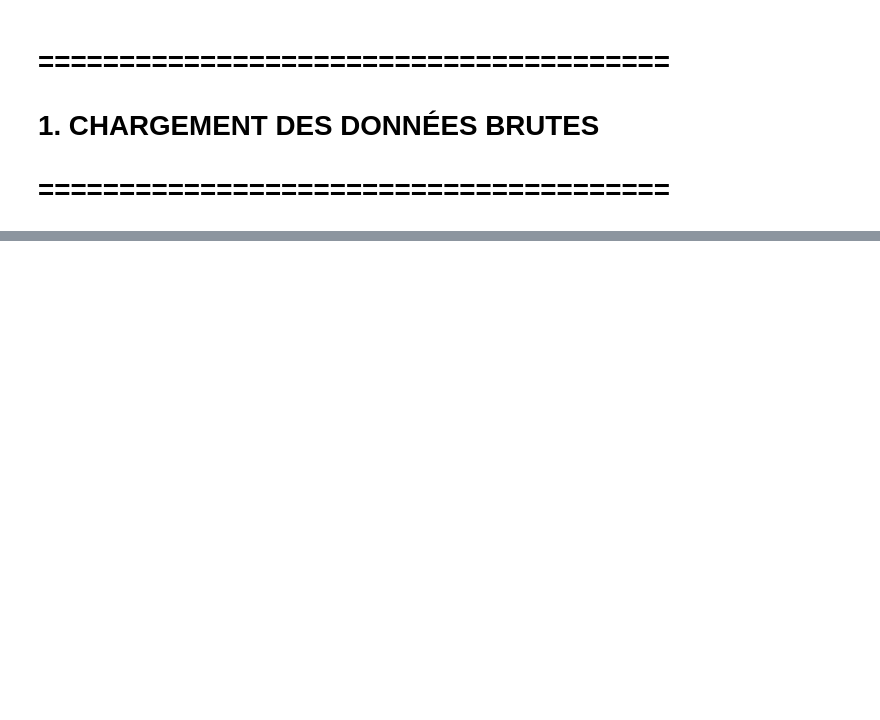
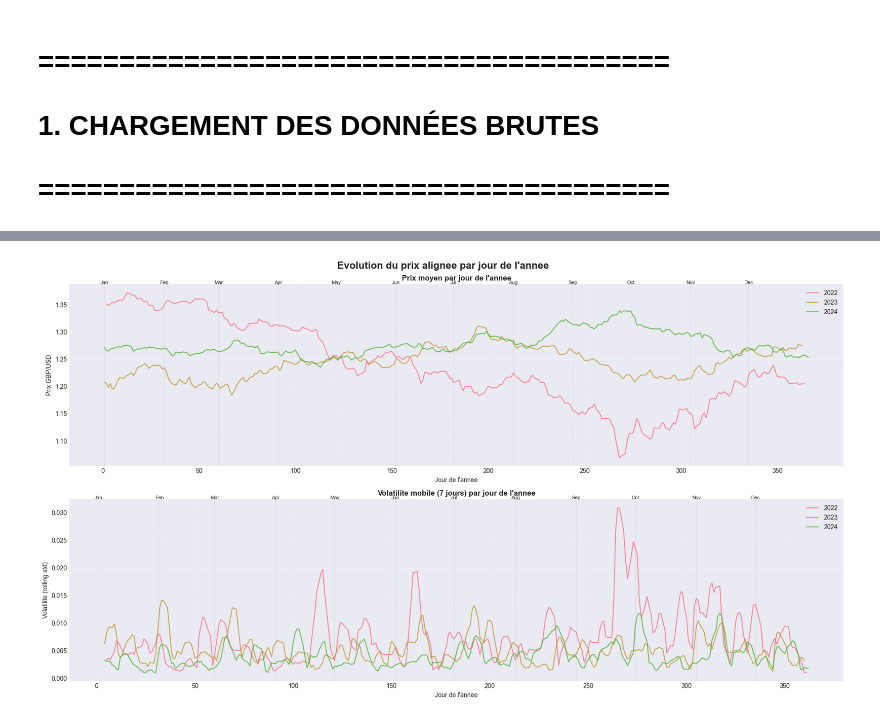
Before and after one commit to ivpalas/Projet-Trading-API, a Jupyter notebook: notebooks/01_exploration.ipynb, the cells around one changed output, grey strips where cells are left out. Drawn from its saved outputs; the diff is of its cells as text; code cells hidden in the pictures; blank space fills up the shorter version.

```diff
--- a/notebooks/01_exploration.ipynb
+++ b/notebooks/01_exploration.ipynb
@@ -45,0 +786,78 @@ df_2024 = load_raw_csv(2024)
+# %%
+def plot_aligned_price_evolution(df_2022, df_2023, df_2024):
+    """Compare l'evolution du prix alignee sur le jour de l'annee"""
+
+    fig, axes = plt.subplots(2, 1, figsize=(18, 10))
+    fig.suptitle('Evolution du prix alignee par jour de l\'annee', fontsize=16, fontweight='bold')
+
+    # Preparer les donnees
+    dfs_processed = []
+    for year, df in [(2022, df_2022), (2023, df_2023), (2024, df_2024)]:
+        df_temp = df.copy()
+        if 'timestamp' not in df_temp.columns:
+            df_temp['timestamp'] = pd.to_datetime(df_temp['date'] + ' ' + df_temp['time'])
+        df_temp['day_of_year'] = df_temp['timestamp'].dt.dayofyear
+        df_temp['year'] = year
+        dfs_processed.append(df_temp)
+
+    # 1. Prix moyen par jour de l'annee
+    ax = axes[0]
+    for year, df_temp in zip([2022, 2023, 2024], dfs_processed):
+        daily_mean = df_temp.groupby('day_of_year')['close'].mean()
+        ax.plot(daily_mean.index, daily_mean.values, linewidth=1.5, label=str(year), alpha=0.8)
+
+    ax.set_title('Prix moyen par jour de l\'annee', fontweight='bold', fontsize=12)
+    ax.set_xlabel('Jour de l\'annee')
+    ax.set_ylabel('Prix GBP/USD')
+    ax.legend()
+    ax.grid(alpha=0.3)
+
+    # Ajouter des lignes verticales pour les mois
+    month_days = [1, 32, 60, 91, 121, 152, 182, 213, 244, 274, 305, 335]
+    month_names = ['Jan', 'Feb', 'Mar', 'Apr', 'May', 'Jun', 'Jul', 'Aug', 'Sep', 'Oct', 'Nov', 'Dec']
+    for day, name in zip(month_days, month_names):
+        ax.axvline(day, color='gray', linestyle='--', alpha=0.3, linewidth=0.5)
+        ax.text(day, ax.get_ylim()[1], name, fontsize=8, ha='center')
+
+    # 2. Volatilite (rolling std 7 jours) par jour
+    ax = axes[1]
+    for year, df_temp in zip([2022, 2023, 2024], dfs_processed):
+        daily_mean = df_temp.groupby('day_of_year')['close'].mean()
+        rolling_std = daily_mean.rolling(window=7, center=True).std()
+        ax.plot(rolling_std.index, rolling_std.values, linewidth=1.5, label=str(year), alpha=0.8)
+
+    ax.set_title('Volatilite mobile (7 jours) par jour de l\'annee', fontweight='bold', fontsize=12)
+    ax.set_xlabel('Jour de l\'annee')
+    ax.set_ylabel('Volatilite (rolling std)')
+    ax.legend()
+    ax.grid(alpha=0.3)
+
+    # Lignes verticales mois
+    for day, name in zip(month_days, month_names):
+        ax.axvline(day, color='gray', linestyle='--', alpha=0.3, linewidth=0.5)
+        ax.text(day, ax.get_ylim()[1], name, fontsize=8, ha='center')
+
+    plt.tight_layout()
+    plt.show()
+
+    # Statistiques sur la saisonnalite
+    print("\n" + "="*60)
+    print("ANALYSE DE SAISONNALITE")
+    print("="*60)
+
+    # Correlation entre annees
+    for i, year1 in enumerate([2022, 2023, 2024]):
+        for year2 in [2022, 2023, 2024][i+1:]:
+            df1 = dfs_processed[i].groupby('day_of_year')['close'].mean()
+            df2 = dfs_processed[[2022, 2023, 2024].index(year2)].groupby('day_of_year')['close'].mean()
+
+            # Aligner sur les jours communs
+            common_days = df1.index.intersection(df2.index)
+            corr = df1.loc[common_days].corr(df2.loc[common_days])
+
+            print(f"\nCorrelation {year1} vs {year2}: {corr:.4f}")
+
+# Executer
+plot_aligned_price_evolution(df_2022, df_2023, df_2024)
+# %% [output]
+[figure, added]
```
Also changed, not shown: parts of 11 cells of this notebook.
